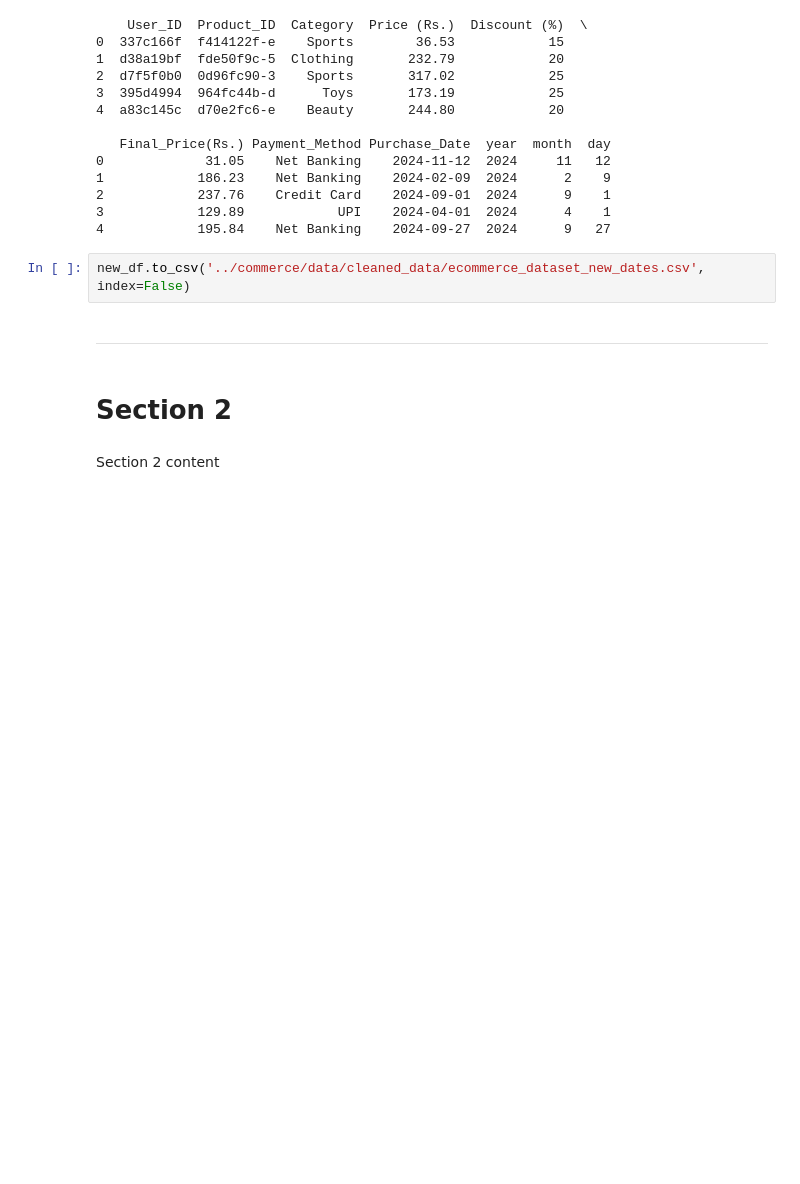
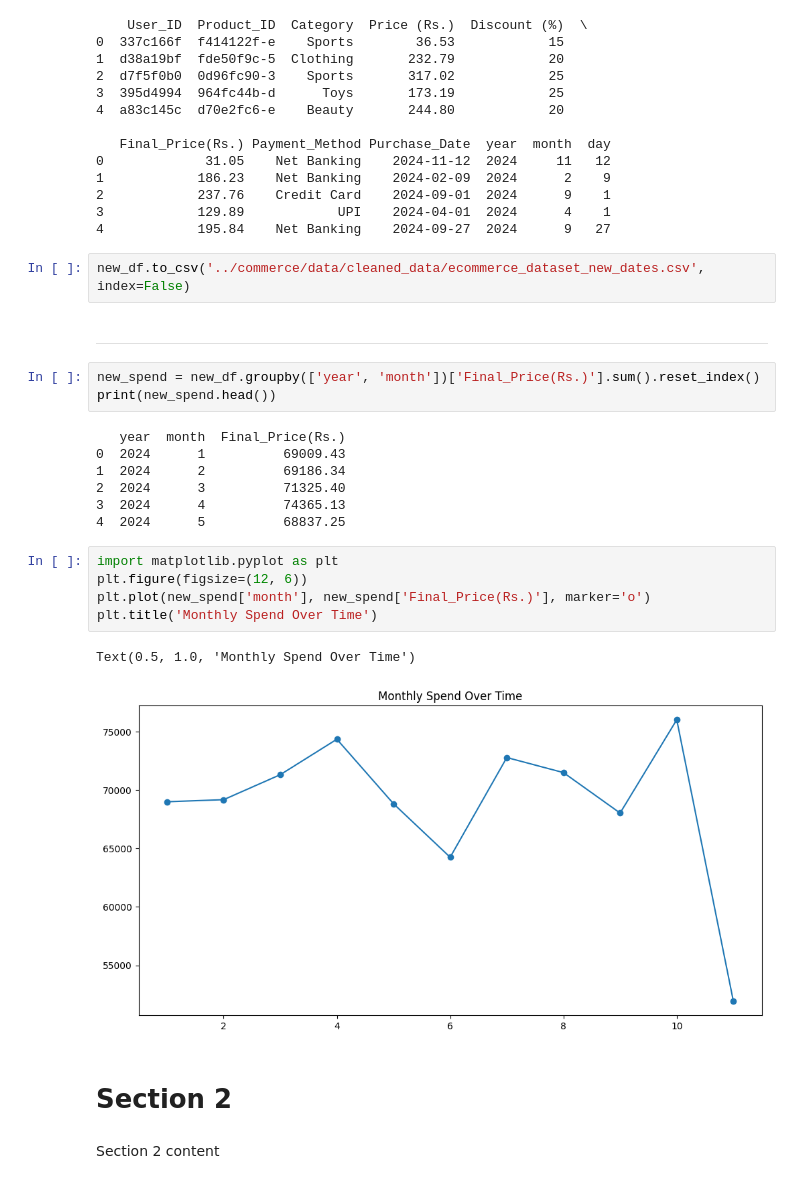
Before and after one commit to Ray99-cpu/commerce, a Jupyter notebook: jupyter_notebooks/test.ipynb, the cells around one changed output. Cells and saved outputs as stored; diff of their text form; blank space fills up the shorter version.

Commit message:
Add plot to repo

```diff
--- a/jupyter_notebooks/test.ipynb
+++ b/jupyter_notebooks/test.ipynb
@@ -80,6 +80,24 @@ print(new_df.head())
 new_df.to_csv('../commerce/data/cleaned_data/ecommerce_dataset_new_dates.csv', index=False)
 # %% [markdown]
 ---
+# %%
+new_spend = new_df.groupby(['year', 'month'])['Final_Price(Rs.)'].sum().reset_index()
+print(new_spend.head())
+# %% [output]
+   year  month  Final_Price(Rs.)
+0  2024      1          69009.43
+1  2024      2          69186.34
+2  2024      3          71325.40
+3  2024      4          74365.13
+4  2024      5          68837.25
+# %%
+import matplotlib.pyplot as plt
+plt.figure(figsize=(12, 6))
+plt.plot(new_spend['month'], new_spend['Final_Price(Rs.)'], marker='o')
+plt.title('Monthly Spend Over Time')
+# %% [output]
+Text(0.5, 1.0, 'Monthly Spend Over Time')
+[figure, added]
 # %% [markdown]
 # Section 2
 # %% [markdown]
```
